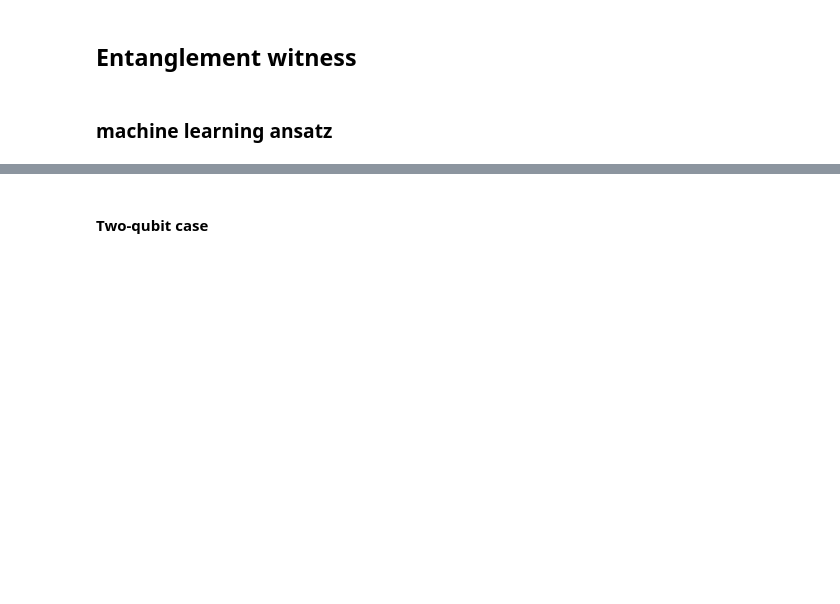
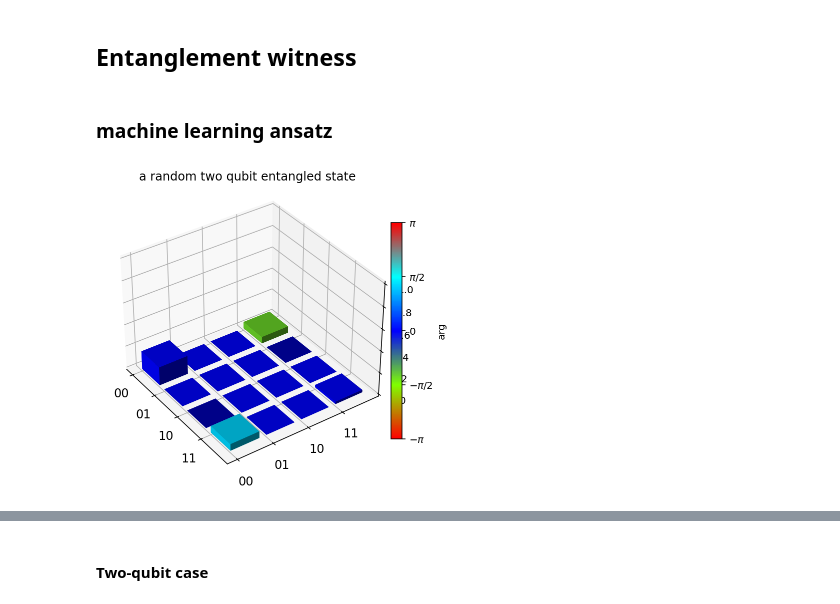
Before and after one commit to Jue-Xu/Entanglement-Witness, a Jupyter notebook: notebook/entangle.ipynb, the cells around one changed output, grey strips where cells are left out. Cells and saved outputs as stored; diff of their text form; code cells hidden in the pictures; blank space fills up the shorter version.

```diff
--- a/notebook/entangle.ipynb
+++ b/notebook/entangle.ipynb
@@ -6,10 +6,13 @@ import sys
 import numpy as np
 import matplotlib as mpl
 import math
+# from cmath import cos, sin, exp, pi
+import cmath
 
 # mpl.rcParams['figure.dpi'] = 400
 # mpl.rcParams["figure.figsize"] = [10, 6]
 import matplotlib.pyplot as plt
+plt.rcParams['figure.dpi'] = 400
 %matplotlib inline
 %config InlineBackend.figure_format = 'retina'
 
@@ -19,6 +22,13 @@ import matplotlib.pyplot as plt
 # print(mpl.__version__)
 
 from qutip import *
+
+import random
+pauli_operators = [qeye(2), sigmax(),sigmay(),sigmaz()]
+I, X, Y, Z = qeye(2), sigmax(), sigmay(), sigmaz()
+
+from sklearn import svm, datasets
+from sklearn.inspection import DecisionBoundaryDisplay
 # %% [markdown]
 ## Shadow tomography
 # %% [markdown]
@@ -99,6 +109,48 @@ Qobj data =
 ## Entanglement witness
 # %% [markdown]
 ### machine learning ansatz
+# %%
+size_train = 100
+size_test = 10
+def generate_two_qubit_entangled_pure_state(m):
+	# permute(order)
+	theta_list = [ random.random()*2*pi for i in range(m) ]
+	phi_list = [ random.random()*pi for i in range(m) ]
+
+	a_list = [ cos(theta) for theta in theta_list ]
+	b_list = [ sin(theta) * exp(phi*1j) for theta in theta_list for phi in phi_list ]
+	# x = a* basis(4, 0) + b* basis(4, 3)
+	# print(x.norm())
+	# print(x)
+	matrix_histogram_complex( ket2dm(random.choice(a_list) * tensor(basis(2, 0),basis(2, 0)) + random.choice(b_list) * tensor(basis(2, 1),basis(2, 1)) ),
+	# xlabels=None, ylabels=None,
+	xlabels=['00', '01', '10', '11'],
+	ylabels=['00', '01', '10', '11'],
+	title="a random two qubit entangled state",
+	limits=None, phase_limits=None,
+	colorbar=True, fig=None, ax=None, threshold=None)
+	# matrix_histogram(
+	# ket2dm( random.choice(a_list) * basis(4, 0) + random.choice(b_list) * basis(4, 3)) ,
+	# xlabels=['00', '01', '10', '11'],
+	# ylabels=['00', '01', '10', '11'],
+	# #  ylabels=None,
+	# title="a random pure product state in density matrix",
+	# limits=None,
+	# colorbar=True,
+	# # fig=fig,
+	# # ax=axes[1],
+	# fig=None,
+	# ax=None,
+	# options=None)
+
+	return [ket2dm( a* tensor(basis(2, 0),basis(2, 0)) + b* tensor(basis(2, 1),basis(2, 1)) ) for a in a_list for b in b_list ]
+
+two_qubit_entangled_pure_state = generate_two_qubit_entangled_pure_state(size_test)
+# print(len(two_qubit_entangled_pure_state))
+# print(two_qubit_entangled_pure_state[0])
+# print(two_qubit_entangled_pure_state[0].isket)
+# %% [output]
+[figure, added]
 # %%
 # rand_herm
 # rand_unitary
```
Also changed, not shown: parts of 18 cells of this notebook, 6 other files.
